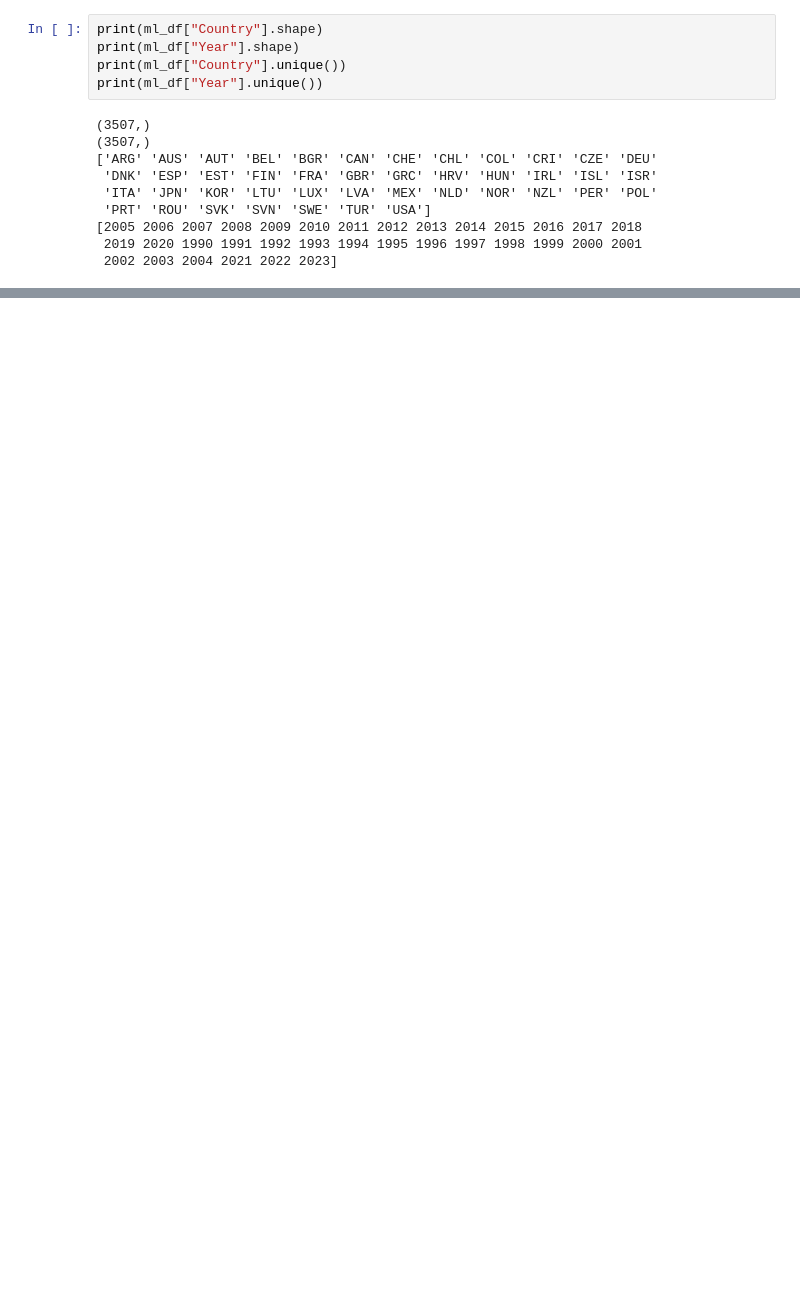
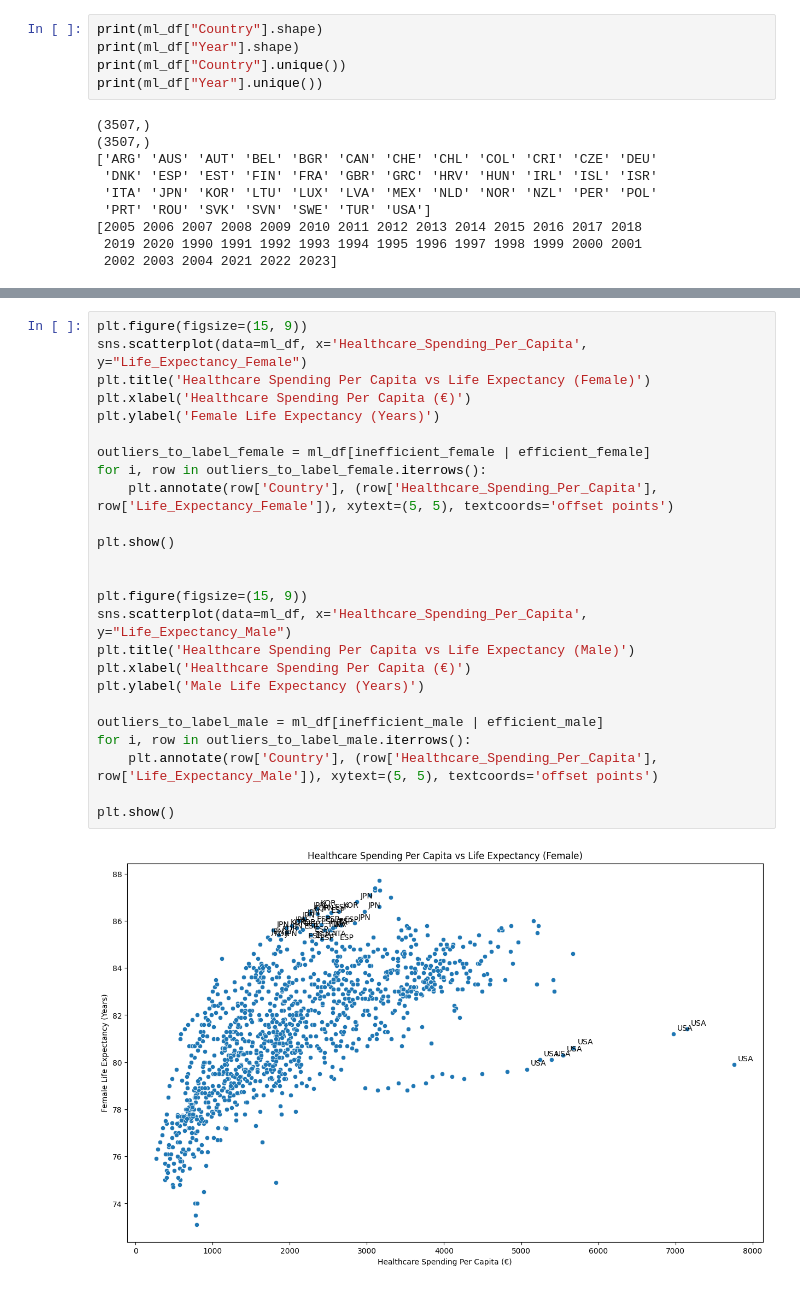
Before and after one commit to BastiSeid/healthcare-efficiency-analysis, a Jupyter notebook: notebooks/01_data_collection.ipynb, the cells around one changed output, grey strips where cells are left out. Drawn from its saved outputs; the diff is of its cells as text; blank space fills up the shorter version.

```diff
--- a/notebooks/01_data_collection.ipynb
+++ b/notebooks/01_data_collection.ipynb
@@ -333,0 +396,27 @@ dtype: int64
+# %%
+plt.figure(figsize=(15, 9))
+sns.scatterplot(data=ml_df, x='Healthcare_Spending_Per_Capita', y="Life_Expectancy_Female")
+plt.title('Healthcare Spending Per Capita vs Life Expectancy (Female)')
+plt.xlabel('Healthcare Spending Per Capita (€)')
+plt.ylabel('Female Life Expectancy (Years)')
+
+outliers_to_label_female = ml_df[inefficient_female | efficient_female]
+for i, row in outliers_to_label_female.iterrows():
+    plt.annotate(row['Country'], (row['Healthcare_Spending_Per_Capita'], row['Life_Expectancy_Female']), xytext=(5, 5), textcoords='offset points')
+
+plt.show()
+
+
+plt.figure(figsize=(15, 9))
+sns.scatterplot(data=ml_df, x='Healthcare_Spending_Per_Capita', y="Life_Expectancy_Male")
+plt.title('Healthcare Spending Per Capita vs Life Expectancy (Male)')
+plt.xlabel('Healthcare Spending Per Capita (€)')
+plt.ylabel('Male Life Expectancy (Years)')
+
+outliers_to_label_male = ml_df[inefficient_male | efficient_male]
+for i, row in outliers_to_label_male.iterrows():
+    plt.annotate(row['Country'], (row['Healthcare_Spending_Per_Capita'], row['Life_Expectancy_Male']), xytext=(5, 5), textcoords='offset points')
+
+plt.show()
+# %% [output]
+[figure, added]
```
Also changed, not shown: parts of 6 cells of this notebook.
